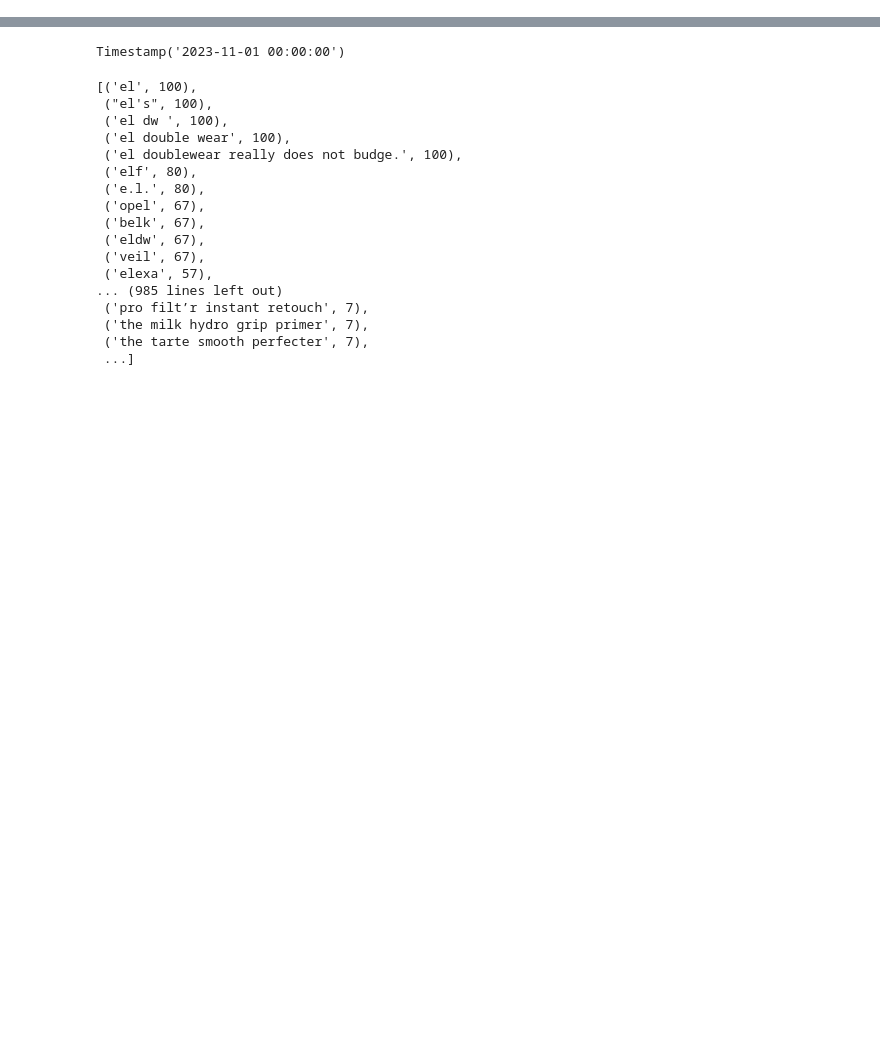
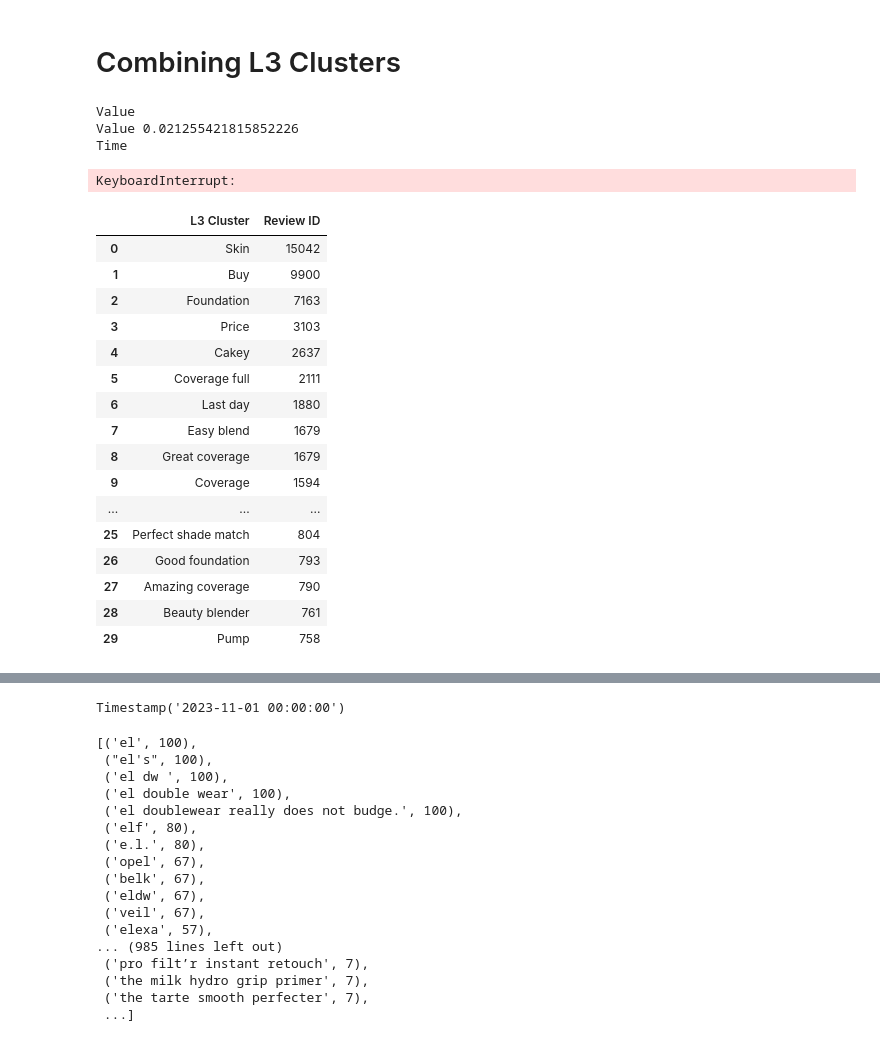
Before and after one commit to KshitizKumawat/moksh.io, a Jupyter notebook: miscellaneous.ipynb, the cells around one changed output, grey strips where cells are left out. Cells and saved outputs as stored; diff of their text form; code cells hidden in the pictures; blank space fills up the shorter version.

```diff
--- a/miscellaneous.ipynb
+++ b/miscellaneous.ipynb
@@ -29,0 +35,20 @@ from fuzzywuzzy import process
+# %%
+df = pd.read_excel('foundation_detailed_20230315v1.xlsx')
+daf = pd.DataFrame(columns = ['Sentiment','L2 Cluster','Total Reviews','Miscellaneous Reviews','Misc. %'])
+daf = daf.append(df.loc[:,['Sentiment','L2 Cluster']].drop_duplicates(),ignore_index=True)
+# %%
+for i in daf.index:
+    dfx = df[(df['Sentiment']==daf['Sentiment'][i])&(df['L2 Cluster']==daf['L2 Cluster'][i])]
+    daf['Total Reviews'][i] = dfx['Review ID'].nunique()
+    daf['Miscellaneous Reviews'][i] = dfx[dfx['L3 Cluster']=='Miscellaneous']['Review ID'].nunique()
+    daf['Misc. %'][i] = daf['Miscellaneous Reviews'][i]*100/daf['Total Reviews'][i]
+
+for i in ['Top 5','5_%','Top 10','10_%','Top 15','15_%','Top 20','20_%','Top 25','25_%']:
+    daf[i] = ''
+
+for i in daf.index:
+    dfx = df[(df['Sentiment']==daf['Sentiment'][i])&(df['L2 Cluster']==daf['L2 Cluster'][i])]
+    for j in [5,10,15,20,25]:
+        l = list(dfx[dfx['L3 Cluster']!='Miscellaneous'].loc[:,['L3 Cluster','L3 Review Count']].drop_duplicates().sort_values(['L3 Review Count'],ascending=False)[:j]['L3 Cluster'])
+        daf['Top '+str(j)][i] = dfx[dfx['L3 Cluster'].isin(l)]['Review ID'].nunique()
+        daf[str(j)+'_%'][i] = daf['Top '+str(j)][i]*100/daf['Total Reviews'][i]
@@ -29,0 +140,2 @@ from fuzzywuzzy import process
+# %% [markdown]
+# Combining L3 Clusters
@@ -30,3 +252,40 @@ from fuzzywuzzy import process
+# %%
+scores=[]
+for i in daf['L2 Cluster'].unique():
+    df = daf[daf['L2 Cluster']==i]
+    vectorizer = TfidfVectorizer()
+    dv = vectorizer.fit_transform(df['L4 Phrase'])
+    try:
+        scores.append(silhouette_score(dv,df.loc[:,['L3 Cluster']]))
+        print(i,scores[-1])
+    except:
+        pass
+print("Average Score:",sum(scores)/len(scores))
+# %% [output]
+Value
+Value 0.021255421815852226
+Time
+KeyboardInterrupt:
+# %%
+daf.loc[:,['L3 Cluster','Review ID']].drop_duplicates().groupby(['L3 Cluster']).count().sort_values(['Review ID'],ascending=False).head(30).reset_index()
+# %% [output]
+|  | L3 Cluster | Review ID |
+| 0 | Skin | 15042 |
+| 1 | Buy | 9900 |
+| 2 | Foundation | 7163 |
+| 3 | Price | 3103 |
+| 4 | Cakey | 2637 |
+| 5 | Coverage full | 2111 |
+| 6 | Last day | 1880 |
+| 7 | Easy blend | 1679 |
+| 8 | Great coverage | 1679 |
+| 9 | Coverage | 1594 |
+| ... | ... | ... |
+| 25 | Perfect shade match | 804 |
+| 26 | Good foundation | 793 |
+| 27 | Amazing coverage | 790 |
+| 28 | Beauty blender | 761 |
+| 29 | Pump | 758 |
 # %%
 pd.merge(df.loc[:,['L3 Cluster ID','L3 Cluster']].drop_duplicates(),x,on='L3 Cluster ID').sort_values(['Total_Reviews'],ascending=0).to_excel('quarterly_analysis_20230303v1.xlsx',index=False)
 # %%
```
Also changed, not shown: parts of 14 cells of this notebook, 4 other files.
